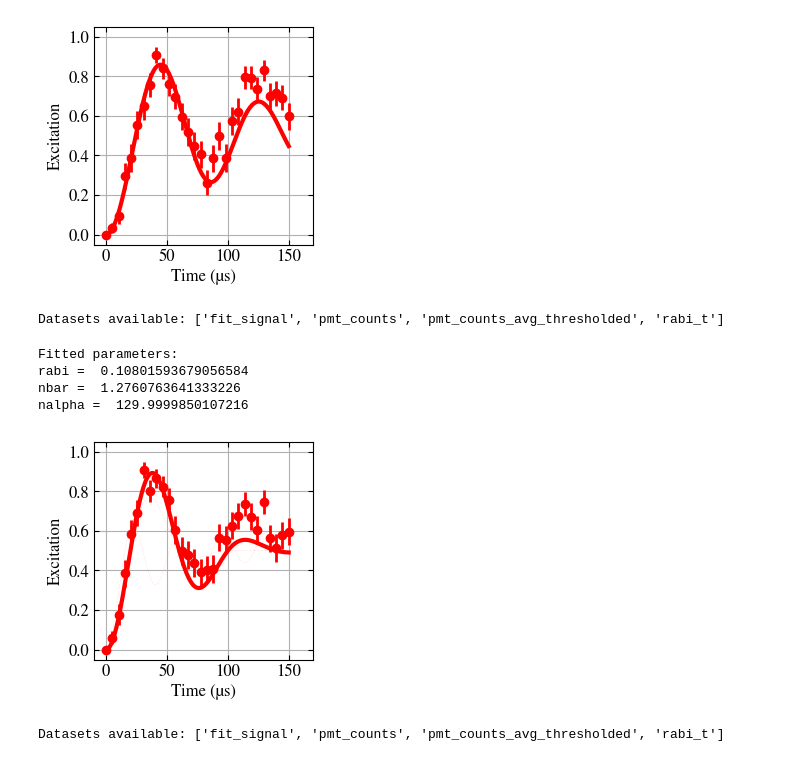
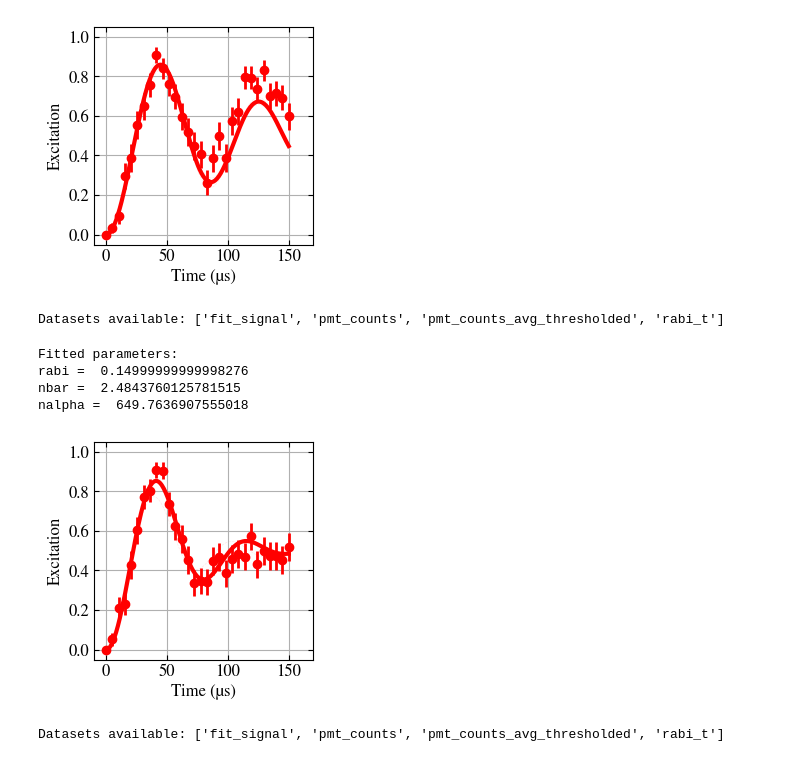
Before and after one commit to HaeffnerLab/Multiplexing, a Jupyter notebook: Shuttling 9-ion rabi 20250428.ipynb, the cells around one changed output. Saved outputs shown, nothing was run; the diff lists cells and outputs as text; code cells hidden in the pictures.

```diff
--- a/Shuttling 9-ion rabi 20250428.ipynb
+++ b/Shuttling 9-ion rabi 20250428.ipynb
@@ -5639,7 +5638,7 @@ nalpha =  475.5674600400671
 [figure]
 # %%
 '''Shuttling data with 4.761 kHz shuttling speed'''
-N_0 = 300
+N_0 = 500
 
 # Wrapper for curve_fit
 def fit_model(time, rabi_0_fit, nbar_fit, nalpha_fit):
@@ -5650,8 +5649,8 @@ n_samples = 50
 # Specify the data path and file details
 data_path = "/Users/QUBIT/Library/CloudStorage/OneDrive-Personal/UCB STUDY/Research/Multiplexing/artiq_working_dir - 20240329/"
 date = "2024-10-27/"
-index = "20"
-number = 30524
+index = "19"
+number = 30426
 
 rabi_t, pmt_counts_avg_thresholded, times = file_loading(data_path, date, index, number)
 rabi_t = np.array(rabi_t)  # Convert list to numpy array if not already
@@ -5672,7 +5671,7 @@ pmt_counts_avg_thresholded = pmt_counts_avg_thresholded / np.max(pmt_counts_avg_
 # Initial guesses
 # initial_guess = [0.09832203238100552, 0, 100]  # [rabi, nbar, nalpha]
 # bounds = ((0.05, 0, 0), (0.15, 30, 1))  # Modified upper bound for nalpha to 5
-bounds = ((0.05, 0, 40), (0.11, 15, 130))
+bounds = ((0.02, 0, 1), (0.15, 23, 1000))
 # bounds = ((0.0, 0, 0), (0.15, np.inf, np.inf))
 # Initial guess is the center of the bounds
 initial_guess = [(bounds[0][0] + bounds[1][0]) / 2, (bounds[0][1] + bounds[1][1]) / 2, (bounds[0][2] + bounds[1][2]) / 2]
@@ -5715,37 +5714,37 @@ np.save("./data/save_rabi_t_shuttling_static_simulation.npy", time)
 np.save("./data/save_pmt_counts_avg_thresholded_shuttling_static_simulation.npy", results)
 
 rabi_t = np.load("./data/save_rabi_t_shuttling_static.npy")
 pmt_counts_avg_thresholded = np.load("./data/save_pmt_counts_avg_thresholded_shuttling_static.npy")
 time = np.load("./data/save_rabi_t_shuttling_static_simulation.npy")
 results = np.load("./data/save_pmt_counts_avg_thresholded_shuttling_static_simulation.npy")
 
 # Plotting
 plt.figure(figsize=(2.83, 2.83))
 errorbar = np.sqrt(pmt_counts_avg_thresholded * (1 - pmt_counts_avg_thresholded)) / np.sqrt(n_samples)
 plt.errorbar(rabi_t[:], pmt_counts_avg_thresholded[:], yerr=errorbar[:], fmt='o', c='red', lw=2, zorder=2, label='Data')
 # plt.scatter(rabi_t[:], pmt_counts_avg_thresholded[:], c='red', s=30, zorder=2, label='Data')
 # plt.errorbar(rabi_t[:], pmt_counts_avg_thresholded[:], yerr=errorbar[:], fmt='o', c='C0', lw=1, zorder=2, label='Data')
 plt.plot(time, results[1], c='red', lw=3, zorder=3, label=f'$\\bar{{n}}_{{th}} = {np.average(nbars):.1f} \\pm {(np.average(nbars) - nbars[0]):.1f}$')
 plt.plot(time, results[0], '--', c='red', lw=0.5, zorder=1, alpha=0.1)
 plt.plot(time, results[2], '--', c='red', lw=0.5, zorder=1, alpha=0.1)
 # plt.fill_between(time, results[0], results[2], color='red', alpha=0.3)
 # plt.title('9-ion rabi oscillation after half speed shuttling', fontdict={'family': 'STIXGeneral', 'size': 12})
 plt.xlabel(r'Time (µs)', fontdict={'family': 'STIXGeneral', 'size': 12})
 plt.ylabel(r'Excitation', fontdict={'family': 'STIXGeneral', 'size': 12})
 plt.ylim(-0.05, 1.05)
 plt.xlim(-10, 170)
 # plt.legend(loc='lower right')
 # plt.legend()
 plt.grid(True)
 plt.savefig('./outputs/shuttling/Rabi_9_ions_no_shuttling.pdf', format='pdf', bbox_inches='tight')
 plt.show()
 # %% [output]
 Datasets available: ['fit_signal', 'pmt_counts', 'pmt_counts_avg_thresholded', 'rabi_t']
 Fitted parameters:
-rabi =  0.10801593679056584
-nbar =  1.2760763641333226
-nalpha =  129.9999850107216
+rabi =  0.14999999999998276
+nbar =  2.4843760125781515
+nalpha =  649.7636907555018
-[figure, old version]
+[figure, new version]
 # %%
 '''Shuttling data with 4.761 kHz shuttling speed'''
 N_0 = 500
```
Also changed, not shown: parts of 3 cells of this notebook.
